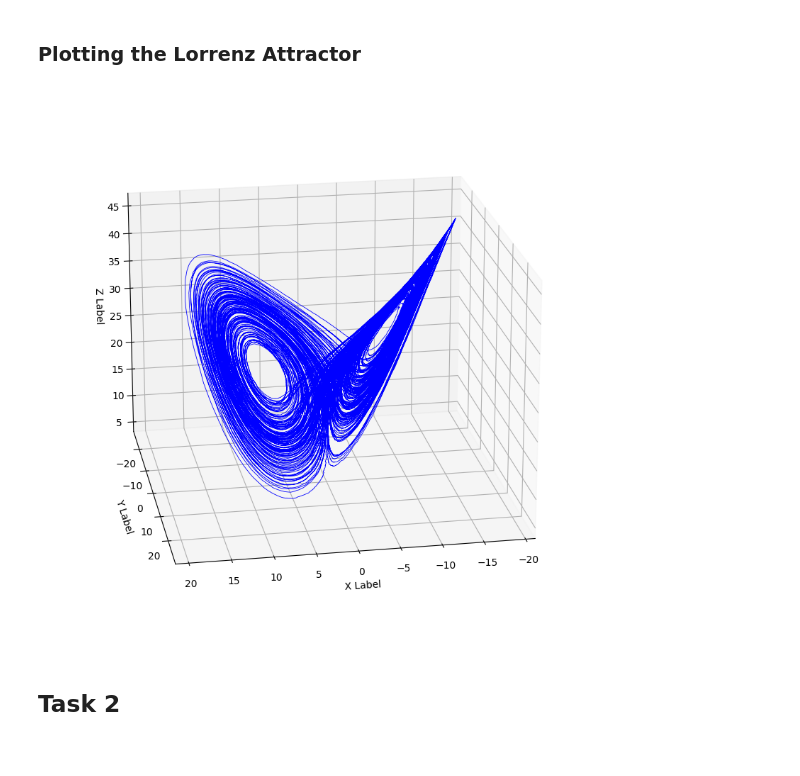
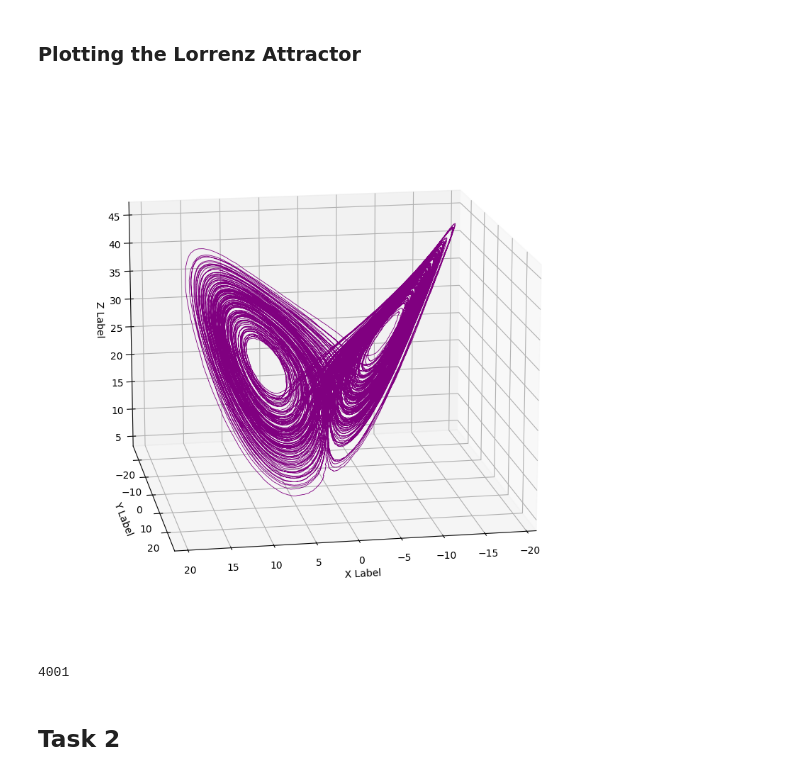
Before and after one commit to Yuvraj-Dhepe/uni_bayesian, a Jupyter notebook: Ex_2/Yuvraj.ipynb, the cells around one changed output. Drawn from its saved outputs; the diff is of its cells as text; code cells hidden in the pictures.

```diff
--- a/Ex_2/Yuvraj.ipynb
+++ b/Ex_2/Yuvraj.ipynb
@@ -67,20 +68,21 @@ def lorrenz_attractor(Z_t: np.array,dt: float,t: int):
 ### Initializing params
 Z_ini: np.array = np.array([-0.587,-0.563,16.870])
 dt: float = 0.001
-t: int = 200
+N: int = int(2e5)
+tn: int = N*dt # Number of points that we want to generate per dt interval
 
 # Getting all lorrenz attractor coordinates
-all_coords: list = lorrenz_attractor(Z_ini,dt,t)
+Z_ref: list = lorrenz_attractor(Z_ini,dt,tn)
 # %%
 # Generating the plot
-x,y,z = all_coords[0],all_coords[1],all_coords[2]
+x,y,z = Z_ref[0],Z_ref[1],Z_ref[2]
 fig = plt.figure(figsize = (10,10))
 ax = fig.add_subplot(111, projection='3d')
-ax.plot(x,y,z, color = 'blue', lw = 0.6)
-ax.view_init(20,80)
+ax.plot(x,y,z, color = 'purple', lw = 0.6)
+ax.view_init(15,80)
 ax.set_xlabel('X Label')
 ax.set_ylabel('Y Label')
 ax.set_zlabel('Z Label')
 plt.show()
 # %% [output]
-[figure, old version]
+[figure, new version]
@@ -87,3 +97,7 @@ plt.show()
+# %%
+len(Z_out)
+# %% [output]
+4001
 # %% [markdown]
 ## Task 2
 # %%
```
Also changed, not shown: parts of 21 cells of this notebook, 2 other files.
